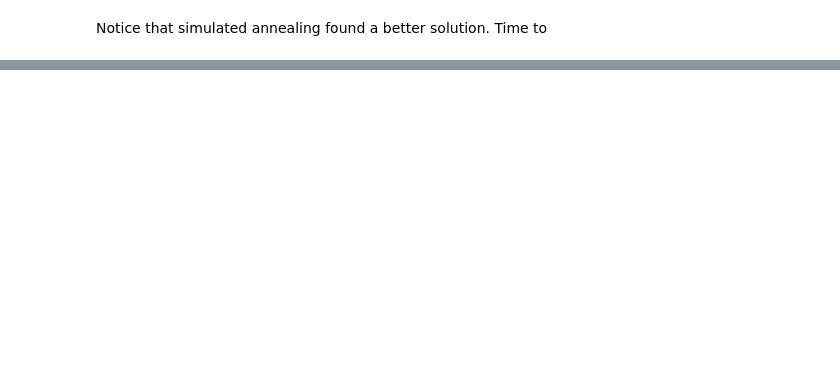
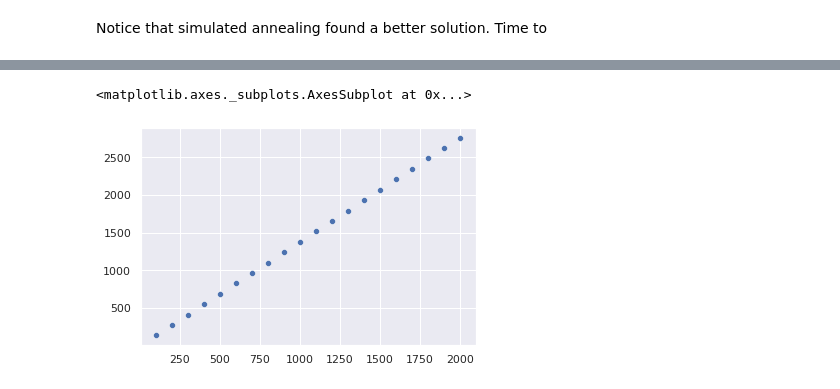
Before and after one commit to IvanIsCoding/GNN-for-Combinatorial-Optimization, a Jupyter notebook: 01_GNN_vs_SA_for_Max_Cut.ipynb, the cells around one changed output, grey strips where cells are left out. Cells and saved outputs as stored; diff of their text form; code cells hidden in the pictures; blank space fills up the shorter version.

```diff
--- a/01_GNN_vs_SA_for_Max_Cut.ipynb
+++ b/01_GNN_vs_SA_for_Max_Cut.ipynb
@@ -93,0 +96,28 @@ def solve_with_annealing(G, num_reads):
+# %%
+d3_graphs = {
+    i: nx.convert_node_labels_to_integers(nx.random_regular_graph(d=3, n=i, seed=2023)) for i in range(100, 2100, 100)
+}
+# %%
+gnn_results = []
+sa_results = []
+# %%
+for i, G in tqdm(d3_graphs.items()):
+
+  annealing_sol = solve_with_annealing(G, num_reads=2000)
+  model = annealing_sol["model"]
+  sa_results.append(-annealing_sol["energy"])
+
+  print(f"N = {i}, Anneling found {sa_results[-1]}")
+
+  embedding_d0 = int(np.sqrt(i))
+  embedding_d1 = embedding_d0//2
+  learning_rate = 0.01
+  epochs = 2000
+  dropout_rate = 0.01
+  gnn_sol = solve_with_gnn(G, embedding_d0, embedding_d1, learning_rate, epochs, dropout_rate, seed=2023, verbose=False)
+
+
+  gnn_results.append(
+      -model.decode_sample(gnn_sol["solution"], vartype="BINARY").energy
+  )
+  print(f"N = {i}, Graph Neural Networks found {gnn_results[-1]}")
@@ -93,0 +142,8 @@ def solve_with_annealing(G, num_reads):
+# %%
+import seaborn as sns
+sns.set_theme()
+# %%
+sns.scatterplot(x = list(range(100, 2100, 100)), y=sa_results)
+# %% [output]
+<matplotlib.axes._subplots.AxesSubplot at 0x...>
+[figure, added]
```
Also changed, not shown: parts of 6 cells of this notebook.
